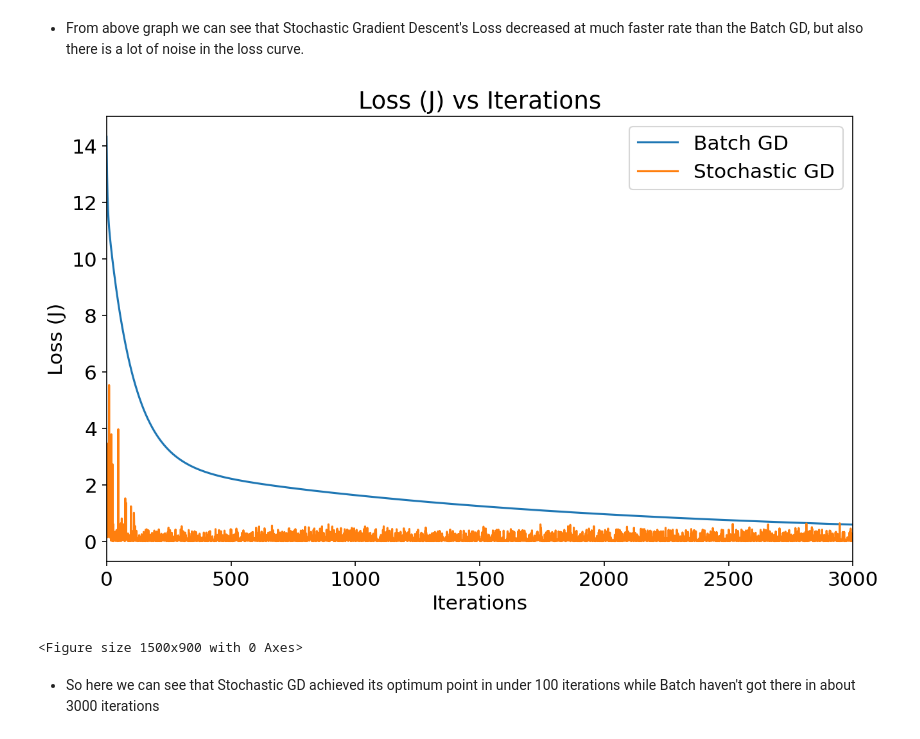
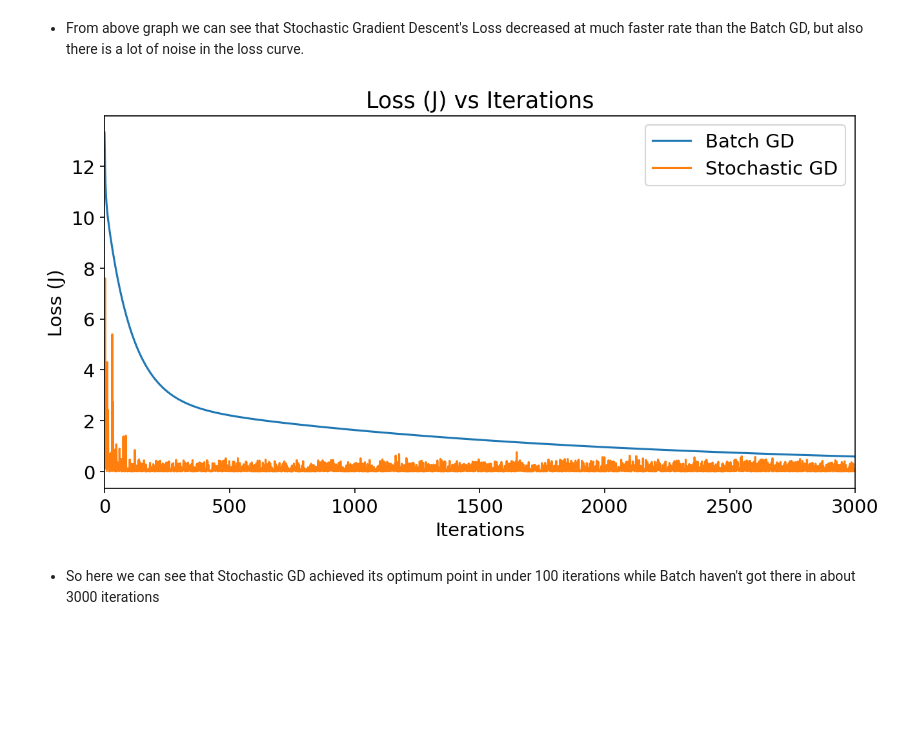
Before and after one commit to SKT27182/Deep-Learning-for-Mechanics-APL-745, a Jupyter notebook: Assignments/assign_2/Problem-1.ipynb, the cells around one changed output. Drawn from its saved outputs; the diff is of its cells as text; code cells hidden in the pictures; blank space fills up the shorter version.

```diff
--- a/Assignments/assign_2/Problem-1.ipynb
+++ b/Assignments/assign_2/Problem-1.ipynb
@@ -6,10 +6,10 @@ import matplotlib.pyplot as plt
 from GradientDescent import BatchGD, StochasticGD, LinearSearchGD
 
 
-plt.rcParams['figure.figsize'] = (10, 6)
+# figure size, dpi and font size
+plt.rcParams['figure.figsize'] = [10, 5]
 plt.rcParams['figure.dpi'] = 150
-plt.rcParams['font.size'] = 15
-plt.rcParams["grid.linestyle"] = "--"
+plt.rcParams['font.size'] = 14
 # %% [markdown]
 # 1. Nonlinear Regression
 # %% [markdown]
@@ -153,16 +150,15 @@ plt.savefig('figures/0103.png');
 # %%
 plt.plot(batch_gd.loss_history, label='Batch GD')
 plt.plot(sch_gd.loss_history, label='Stochastic GD')
 plt.xlabel('Iterations')
 plt.ylabel('Loss (J)')
 plt.title("Loss (J) vs Iterations")
 plt.legend()
 plt.xlim(0,3000)
-plt.show()
-plt.savefig('figures/0104.png')
+fig = plt.gcf()
+fig.savefig('figures/0104.png')
 # %% [output]
-[figure, old version]
+[figure, new version]
-<Figure size 1500x900 with 0 Axes>
 # %% [markdown]
 - So here we can see that Stochastic GD achieved its optimum point in under 100 iterations while Batch haven't got there in about 3000 iterations
 # %% [markdown]
```
Also changed, not shown: parts of 21 cells of this notebook, 25 other files.
